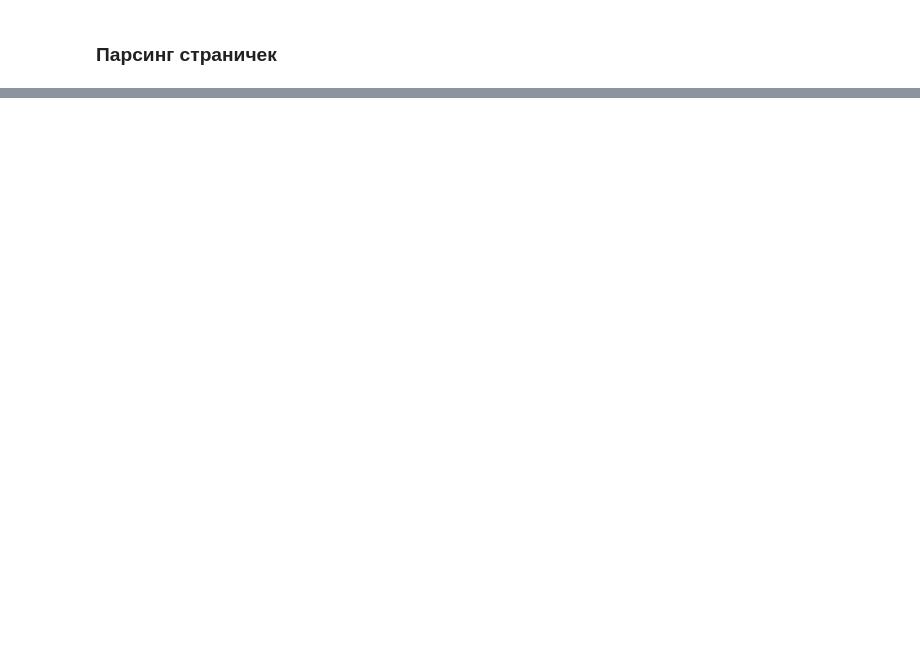
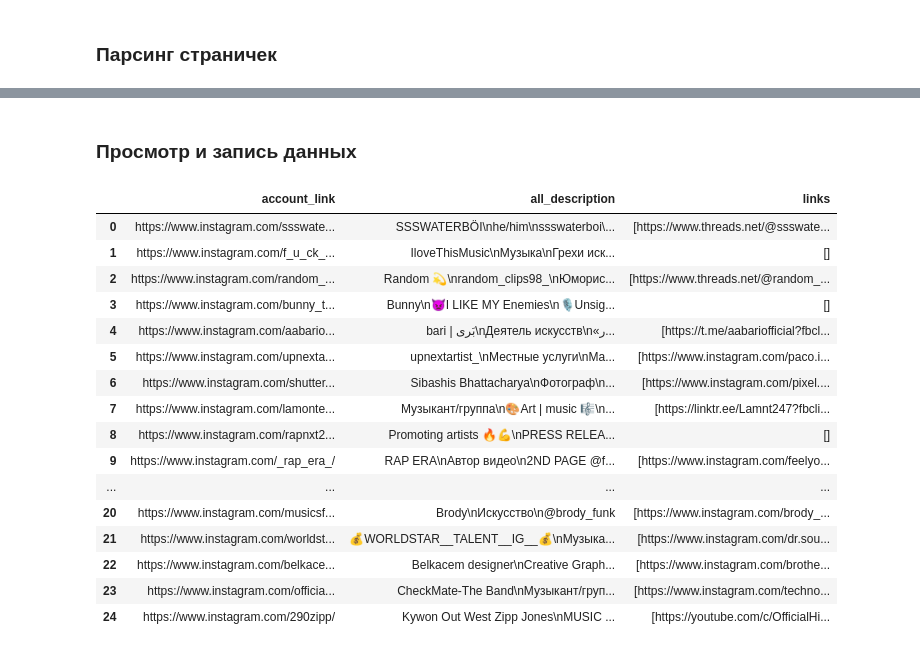
Before and after one commit to MaximOdintsov/instarobot, a Jupyter notebook: main.ipynb, the cells around one changed output, grey strips where cells are left out. Cells and saved outputs as stored; diff of their text form; code cells hidden in the pictures; blank space fills up the shorter version.

```diff
--- a/main.ipynb
+++ b/main.ipynb
@@ -75,5 +65,5 @@ def get_post_links(driver: webdriver, wait_time: int = 5, max_scrolls: int = 10)
     return post_links
 # %%
 turn_to_posts_page(driver=driver, query='%23rapmusic') # '%23r' == '#'
-post_links = get_post_links(driver, max_scrolls=3)
+post_links = get_post_links(driver, max_scrolls=1)
 # %% [output]
@@ -216,26 +209,28 @@ https://www.instagram.com/musicsfavoritecolour/
 # %% [markdown]
 ### Парсинг страничек
 # %%
-from urllib.parse import urlparse, parse_qs
-
-
-def extract_original_link(instagram_link):
+def extract_original_link(raw_link):
     """
     Функция извлекает оригинальную ссылку
     """
-    parsed_url = urlparse(instagram_link)
+    from urllib.parse import urlparse, parse_qs
+
+    parsed_url = urlparse(raw_link)
     query_params = parse_qs(parsed_url.query)
-    return query_params.get("u", [""])[0]
+    orig_link = query_params.get("u", [""])[0]
+    if orig_link:
 
+        return query_params.get("u", [""])[0]
+    return raw_link
 
-def trim_link(link: str) -> str:
-    """
-    Функция обрезает ссылку, оставляя только основную часть до символа `?`.
-    """
-    if '?' in link:
-        return link.split('?')[0]
-    else:
-        return link
+# def trim_link(link: str) -> str:
+#     """
+#     Функция обрезает ссылку, оставляя только основную часть до символа `?`.
+#     """
+#     if '?' in link:
+#         return link.split('?')[0]
+#     else:
+#         return link
 # %%
 account_link = account_links[0]
 account_link
@@ -310,0 +309,8 @@ import pandas as pd
+# %%
+accounts = []
+for account_link in account_links:
+# for account_link in ['https://www.instagram.com/aabariofficial/']:
+    accounts_info = parsing_account_info(driver=driver, account_link=account_link)
+    accounts.append(accounts_info)
+
+accounts
@@ -311,7 +352,29 @@ import pandas as pd
+# %% [markdown]
+### Просмотр и запись данных
 # %%
-df = pd.DataFrame.from_dict(accounts_info)
+import pandas as pd
+df = pd.DataFrame.from_dict(accounts)
 pd.set_option('display.width', None)  # Автоматическая ширина вывода
 pd.set_option('display.max_columns', None)  # Показывать все столбцы
+df
+# %% [output]
+|  | account_link | all_description | links |
+| 0 | https://www.instagram.com/ssswate... | SSSWATERBÖI\nhe/him\nssswaterboi\... | [https://www.threads.net/@ssswate... |
+| 1 | https://www.instagram.com/f_u_ck_... | IloveThisMusic\nМузыка\nГрехи иск... | [] |
+| 2 | https://www.instagram.com/random_... | Random 💫\nrandom_clips98_\nЮморис... | [https://www.threads.net/@random_... |
+| 3 | https://www.instagram.com/bunny_t... | Bunny\n👿I LIKE MY Enemies\n🎙Unsig... | [] |
+| 4 | https://www.instagram.com/aabario... | bari | بَری\nДеятель искусств\n«ر... | [https://t.me/aabariofficial?fbcl... |
+| 5 | https://www.instagram.com/upnexta... | upnextartist_\nМестные услуги\nMa... | [https://www.instagram.com/paco.i... |
+| 6 | https://www.instagram.com/shutter... | Sibashis Bhattacharya\nФотограф\n... | [https://www.instagram.com/pixel.... |
+| 7 | https://www.instagram.com/lamonte... | Музыкант/группа\n🎨Art | music 🎼\n... | [https://linktr.ee/Lamnt247?fbcli... |
+| 8 | https://www.instagram.com/rapnxt2... | Promoting artists 🔥💪\nPRESS RELEA... | [] |
+| 9 | https://www.instagram.com/_rap_era_/ | RAP ERA\nАвтор видео\n2ND PAGE @f... | [https://www.instagram.com/feelyo... |
+| ... | ... | ... | ... |
+| 20 | https://www.instagram.com/musicsf... | Brody\nИскусство\n@brody_funk | [https://www.instagram.com/brody_... |
+| 21 | https://www.instagram.com/worldst... | 💰WORLDSTAR__TALENT__IG__💰\nМузыка... | [https://www.instagram.com/dr.sou... |
+| 22 | https://www.instagram.com/belkace... | Belkacem designer\nCreative Graph... | [https://www.instagram.com/brothe... |
+| 23 | https://www.instagram.com/officia... | CheckMate-The Band\nМузыкант/груп... | [https://www.instagram.com/techno... |
+| 24 | https://www.instagram.com/290zipp/ | Kywon Out West Zipp Jones\nMUSIC ... | [https://youtube.com/c/OfficialHi... |
 # %%
 import json
 with open('new_data.json', 'w') as f:
```
Also changed, not shown: parts of 17 cells of this notebook, 3 other files.
